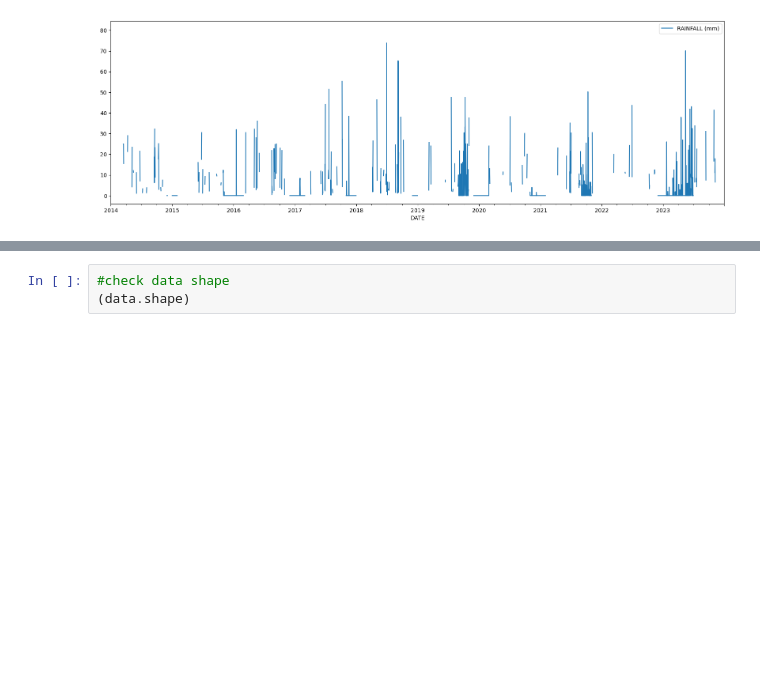
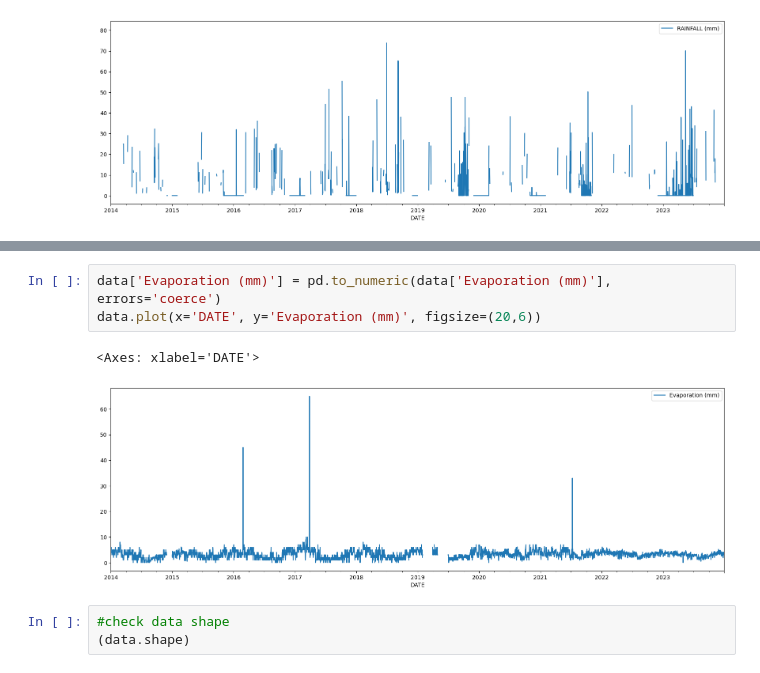
Before and after one commit to Kennyvic/weather-forecast-project, a Jupyter notebook: note1.ipynb, the cells around one changed output, grey strips where cells are left out. Cells and saved outputs as stored; diff of their text form; blank space fills up the shorter version.

```diff
--- a/note1.ipynb
+++ b/note1.ipynb
@@ -76,3 +68,9 @@ data.plot(x='DATE', y='RAINFALL (mm)', figsize=(20,6))
+# %%
+data['Evaporation (mm)'] = pd.to_numeric(data['Evaporation (mm)'], errors='coerce')
+data.plot(x='DATE', y='Evaporation (mm)', figsize=(20,6))
+# %% [output]
+<Axes: xlabel='DATE'>
+[figure, added]
 # %%
 #check data shape
 (data.shape)
```
Also changed, not shown: parts of 13 cells of this notebook.
